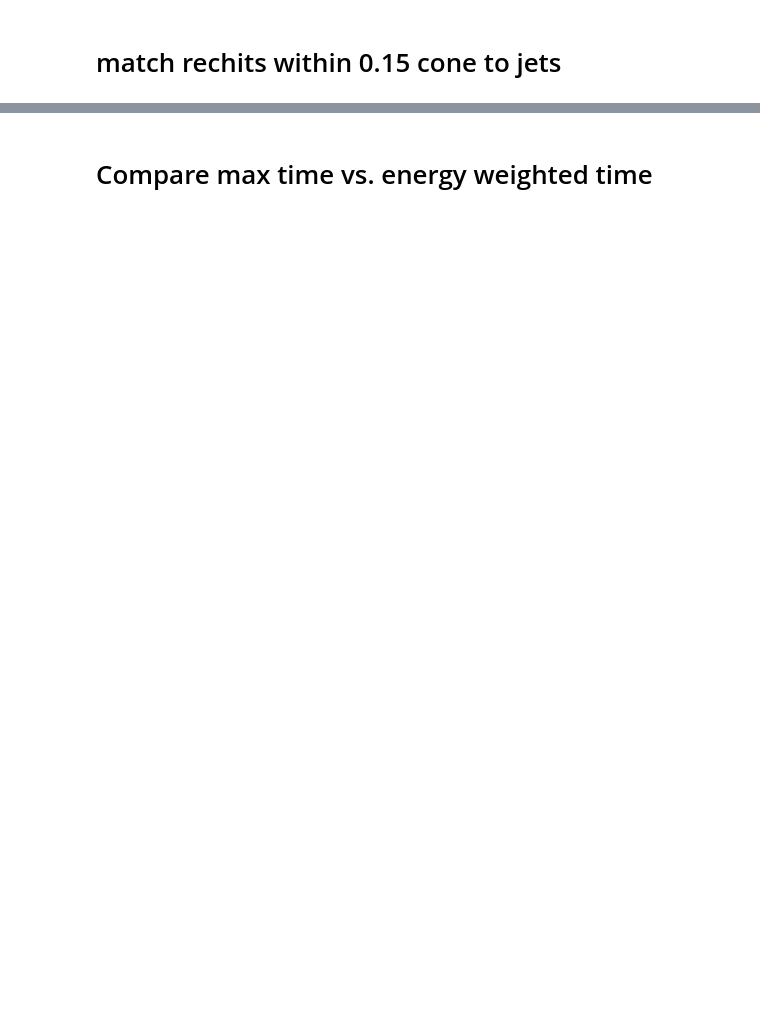
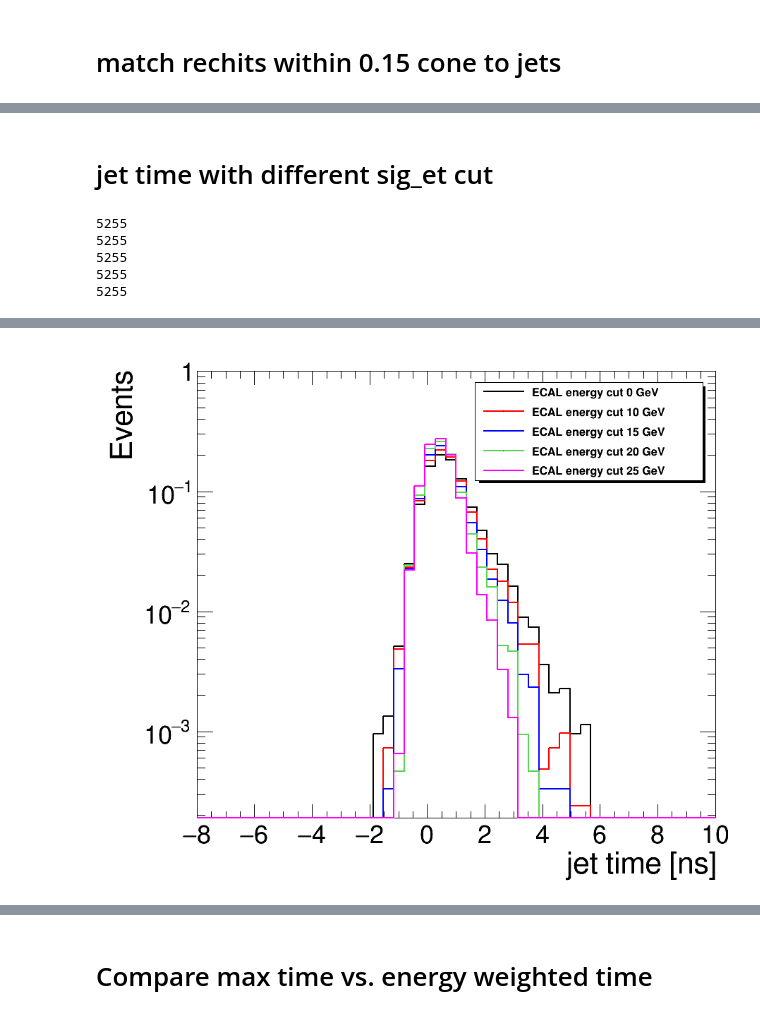
Before and after one commit to cms-lpc-llp/delayed_jet_analyzer, a Jupyter notebook: plot_scripts/time_rechit_studies.ipynb, the cells around one changed output, grey strips where cells are left out. Saved outputs shown, nothing was run; the diff lists cells and outputs as text; code cells hidden in the pictures; blank space fills up the shorter version.

```diff
--- a/plot_scripts/time_rechit_studies.ipynb
+++ b/plot_scripts/time_rechit_studies.ipynb
@@ -326,7 +340,7 @@ bbbb_mh125_ctau1 74588 27285 277.8021881580353
 c = rt.TCanvas('c','c', 900, 800)
 h = {}
 # leg = rt.TLegend(0.50,0.75,0.97,0.93)
-leg = rt.TLegend(0.50,0.80,0.96,0.93)
+leg = rt.TLegend(0.50,0.84,0.96,0.93)
 leg.SetTextSize(0.022)
 # leg.SetTextFont(42)
 leg.SetEntrySeparation(0.01)
@@ -336,15 +350,16 @@ for k,v in jetTime.items():
 #     print(jet_frac_energy[k])
     jet_frac_energy[k] = np.array(jet_frac_energy[k])
     cond = np.ones(jet_frac_energy[k].shape,dtype=bool)
-    cond = jetTime[k]>3
+#     cond = jetTime[k]>3
 #     if not k[:3] == 'QCD':
 #         gLLP_decay_radius[k] = np.array(gLLP_decay_radius[k])
 #         cond = gLLP_decay_radius[k] > 50
 #         cond = np.logical_and(cond,gLLP_decay_z[k]>20)
 
 #     h[k] = create_TH1D(sig_et2[k],axis_title = ['#sigma_{et 1}','Events'], binning=[50,0,0.3])
-    h[k] = create_TH1D(np.hypot(sig_e1[k][cond],sig_e2[k][cond]),axis_title = ['#sigma_{et 1}','Events'], binning=[50,0,0.3])
-    h[k] = create_TH1D(etD[k][cond],axis_title = ['#sigma_{et 1}','Events'], binning=[50,0,1])
+#     h[k+'e'] = create_TH1D(np.hypot(sig_e1[k][cond],sig_e2[k][cond]),axis_title = ['#sigma_{et}','Events'], binning=[50,0,0.3])
+#     h[k] = create_TH1D(np.hypot(sig_et1[k][cond],sig_et2[k][cond]),axis_title = ['#sigma_{et}','Events'], binning=[50,0,0.3])
+    h[k] = create_TH1D(etD[k][cond],axis_title = ['etD','Events'], binning=[50,0,1])
 
 
 
@@ -356,7 +371,15 @@ for k,v in jetTime.items():
         h[k].SetMaximum(5*currentMax)
         h[k].SetMinimum(1)
     h[k].SetLineColor(std_color_list[i])
+#     h[k+'e'].SetLineColor(std_color_list[i+2])
+
+
     leg.AddEntry(h[k], legend[k])
+#     leg.AddEntry(h[k+'e'], legend[k]+'_e')
+
+
+
+#     h[k+'e'].DrawNormalized('same')
     h[k].DrawNormalized('same')
     i+=1
     #     c.SetRightMargin(0.17)
@@ -375,0 +393,2 @@ Warning in <TROOT::Append>: Replacing existing TH1: h (Potential memory leak).
+# %% [markdown]
+# jet time with different sig_et cut
@@ -375,0 +397,60 @@ Warning in <TROOT::Append>: Replacing existing TH1: h (Potential memory leak).
+# %%
+
+c = rt.TCanvas('c','c', 900, 800)
+h = {}
+# leg = rt.TLegend(0.50,0.75,0.97,0.93)
+leg = rt.TLegend(0.60,0.75,0.96,0.93)
+leg.SetTextSize(0.022)
+# leg.SetTextFont(42)
+leg.SetEntrySeparation(0.01)
+max_y = 0
+i=0
+sig_et_cuts = [0,10,15,20,25]
+k = 'bbbb_mh125_ctau1'
+# k='QCD30'
+for cut in sig_et_cuts:
+    #     print(jet_frac_energy[k])
+#     cond = np.ones(jet_frac_energy[k].shape,dtype=bool)
+#     cond = sig_et[k] < cut
+    cond = jetEcalEnergy[k] > cut
+    print(len(jetEcalEnergy[k]))
+#     if not k[:3] == 'QCD':
+#         gLLP_decay_radius[k] = np.array(gLLP_decay_radius[k])
+#         cond = gLLP_decay_radius[k] > 50
+#         cond = np.logical_and(cond,gLLP_decay_z[k]>20)
+    h[str(cut)] = create_TH1D(jetTime[k][cond],axis_title = ['jet time [ns]','Events'], binning=[50,-8,10])
+
+
+
+
+#     h[k] = create_TH1D(jet_frac_energy[k][cond],axis_title = ['Energy fraction','Events'], binning=[50,0,1])
+    currentMax=h[str(cut)].GetBinContent(h[str(cut)].GetMaximumBin())
+    if currentMax > max_y:
+        max_y = currentMax
+        h[str(cut)].SetMaximum(5*currentMax)
+        h[str(cut)].SetMinimum(1)
+    h[str(cut)].SetLineColor(std_color_list[i])
+#     h[k+'e'].SetLineColor(std_color_list[i+2])
+
+
+    leg.AddEntry(h[str(cut)], "ECAL energy cut "+str(cut)+ " GeV")
+#     leg.AddEntry(h[k+'e'], legend[k]+'_e')
+
+
+
+#     h[k+'e'].DrawNormalized('same')
+    h[str(cut)].DrawNormalized('same')
+    i+=1
+leg.Draw()
+
+
+c.SetLogy()
+c.Draw()
+# c.SaveAs('../plots/timing_studies/deltar0p15vs0p4_energyfrac_matched.png')
+#     c.SaveAs('../plots/timing_studies/matched_tresponse_jetpt_'+k+'.png')
+# %% [output]
+5255
+5255
+5255
+5255
+5255
@@ -375,0 +462 @@ Warning in <TROOT::Append>: Replacing existing TH1: h (Potential memory leak).
+[figure, added]
```
Also changed, not shown: parts of 18 cells of this notebook, 1 other file.
